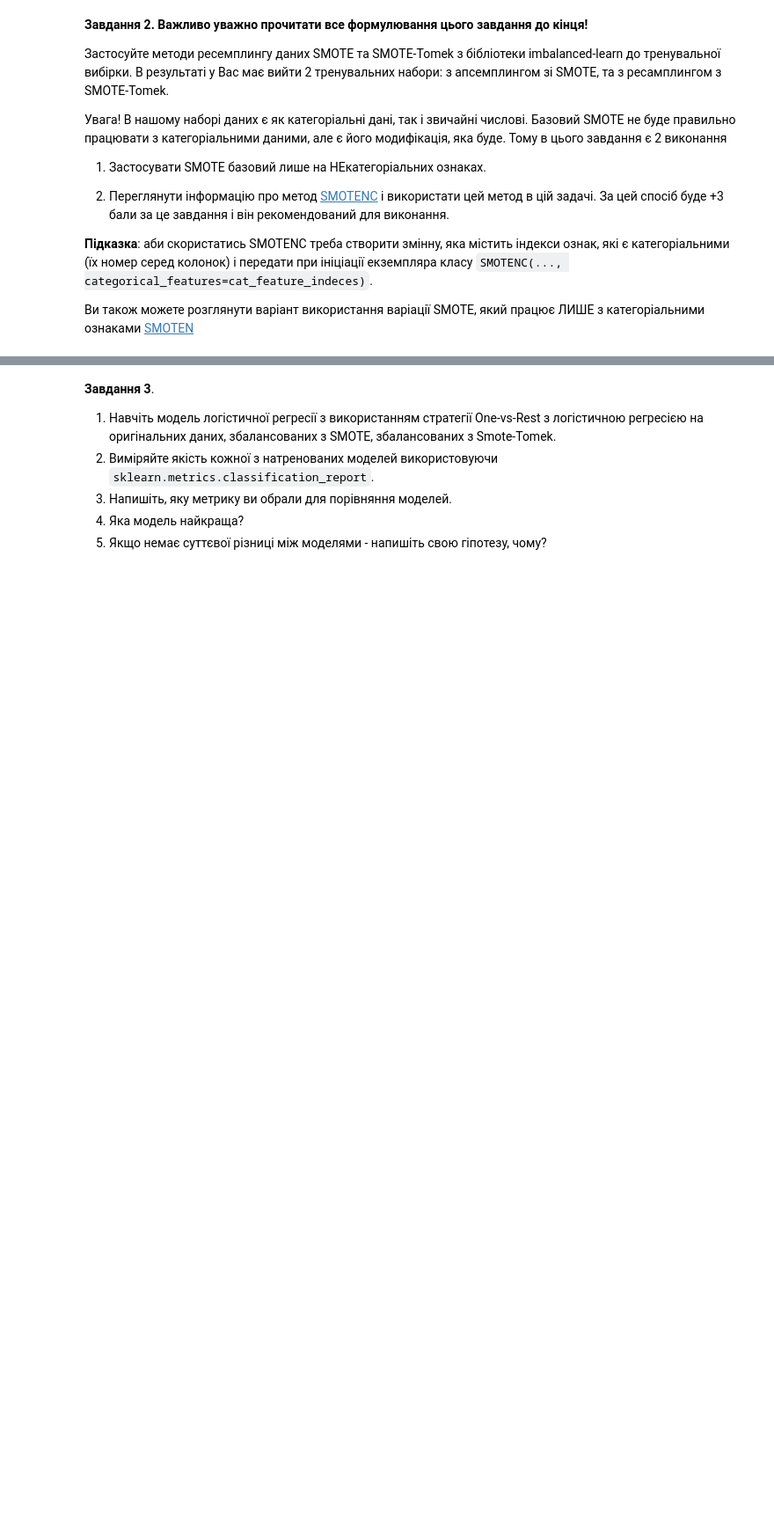
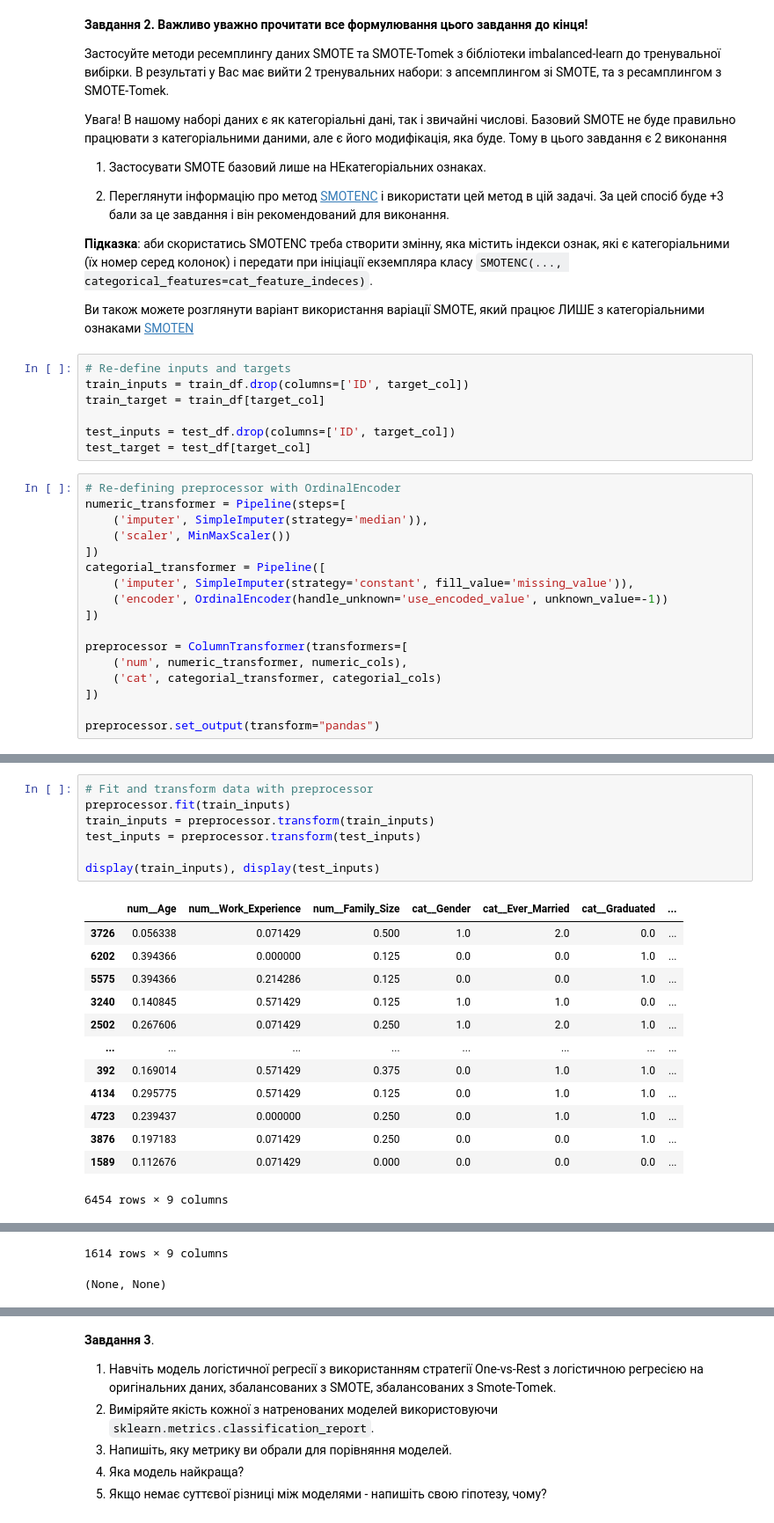
Before and after one commit to spznk/mlds_tasks, a Jupyter notebook: md2/topic2.2/HW_2_2_Незбалансована_багатокласова_класифікація.ipynb, the cells around one changed output, grey strips where cells are left out. Shown at 88% size. Cells and saved outputs as stored; diff of their text form; blank space fills up the shorter version.

```diff
--- a/md2/topic2.2/HW_2_2_Незбалансована_багатокласова_класифікація.ipynb
+++ b/md2/topic2.2/HW_2_2_Незбалансована_багатокласова_класифікація.ipynb
@@ -315,3 +314,27 @@ test_inputs = preprocessor.transform(test_inputs)
   **Підказка**: аби скористатись SMOTENC треба створити змінну, яка містить індекси ознак, які є категоріальними (їх номер серед колонок) і передати при ініціації екземпляра класу `SMOTENC(..., categorical_features=cat_feature_indeces)`.
 
   Ви також можете розглянути варіант використання варіації SMOTE, який працює ЛИШЕ з категоріальними ознаками [SMOTEN](https://imbalanced-learn.org/dev/references/generated/imblearn.over_sampling.SMOTEN.html)
+# %%
+# Re-define inputs and targets
+train_inputs = train_df.drop(columns=['ID', target_col])
+train_target = train_df[target_col]
+
+test_inputs = test_df.drop(columns=['ID', target_col])
+test_target = test_df[target_col]
+# %%
+# Re-defining preprocessor with OrdinalEncoder
+numeric_transformer = Pipeline(steps=[
+    ('imputer', SimpleImputer(strategy='median')),
+    ('scaler', MinMaxScaler())
+])
+categorial_transformer = Pipeline([
+    ('imputer', SimpleImputer(strategy='constant', fill_value='missing_value')),
+    ('encoder', OrdinalEncoder(handle_unknown='use_encoded_value', unknown_value=-1))
+])
+
+preprocessor = ColumnTransformer(transformers=[
+    ('num', numeric_transformer, numeric_cols),
+    ('cat', categorial_transformer, categorial_cols)
+])
+
+preprocessor.set_output(transform="pandas")
@@ -317,0 +357,21 @@ test_inputs = preprocessor.transform(test_inputs)
+# %%
+# Fit and transform data with preprocessor
+preprocessor.fit(train_inputs)
+train_inputs = preprocessor.transform(train_inputs)
+test_inputs = preprocessor.transform(test_inputs)
+
+display(train_inputs), display(test_inputs)
+# %% [output]
+|  | num__Age | num__Work_Experience | num__Family_Size | cat__Gender | cat__Ever_Married | cat__Graduated | ... |
+| 3726 | 0.056338 | 0.071429 | 0.500 | 1.0 | 2.0 | 0.0 | ... |
+| 6202 | 0.394366 | 0.000000 | 0.125 | 0.0 | 0.0 | 1.0 | ... |
+| 5575 | 0.394366 | 0.214286 | 0.125 | 0.0 | 0.0 | 1.0 | ... |
+| 3240 | 0.140845 | 0.571429 | 0.125 | 1.0 | 1.0 | 0.0 | ... |
+| 2502 | 0.267606 | 0.071429 | 0.250 | 1.0 | 2.0 | 1.0 | ... |
+| ... | ... | ... | ... | ... | ... | ... | ... |
+| 392 | 0.169014 | 0.571429 | 0.375 | 0.0 | 1.0 | 1.0 | ... |
+| 4134 | 0.295775 | 0.571429 | 0.125 | 0.0 | 1.0 | 1.0 | ... |
+| 4723 | 0.239437 | 0.000000 | 0.250 | 0.0 | 1.0 | 1.0 | ... |
+| 3876 | 0.197183 | 0.071429 | 0.250 | 0.0 | 0.0 | 1.0 | ... |
+| 1589 | 0.112676 | 0.071429 | 0.000 | 0.0 | 0.0 | 0.0 | ... |
+6454 rows × 9 columns
@@ -318,3 +390,5 @@ test_inputs = preprocessor.transform(test_inputs)
+1614 rows × 9 columns
+(None, None)
 # %%
 # Define numerical and categorial columns after transformation
 num_cols_transformed = train_inputs.columns[train_inputs.columns.str.startswith('num_')]
```
Also changed, not shown: parts of 10 cells of this notebook.
